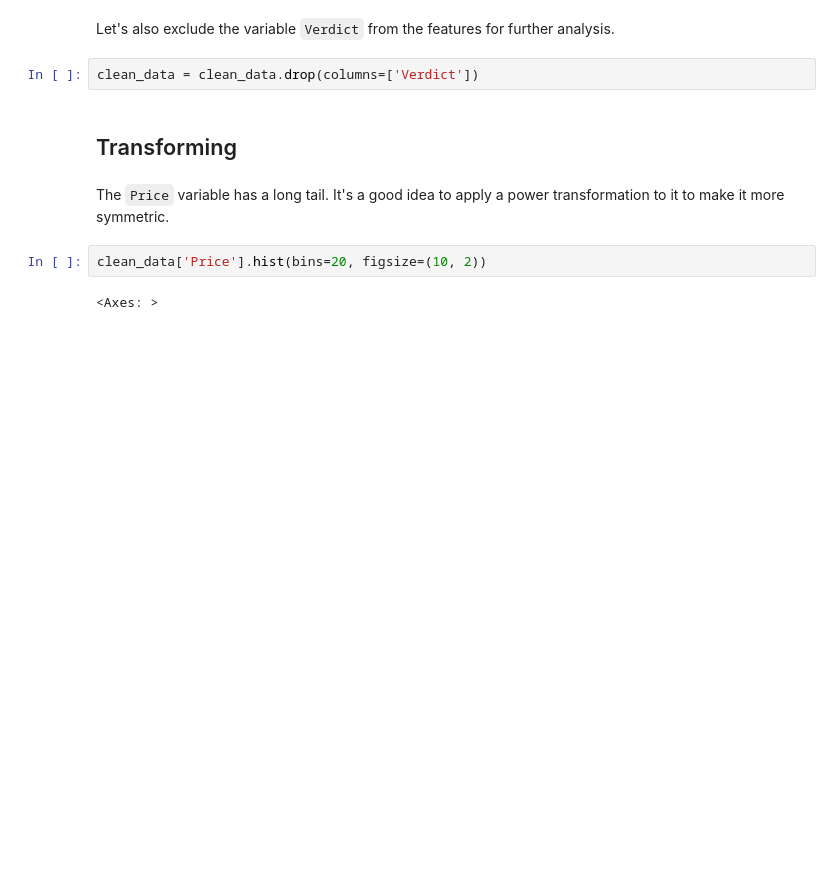
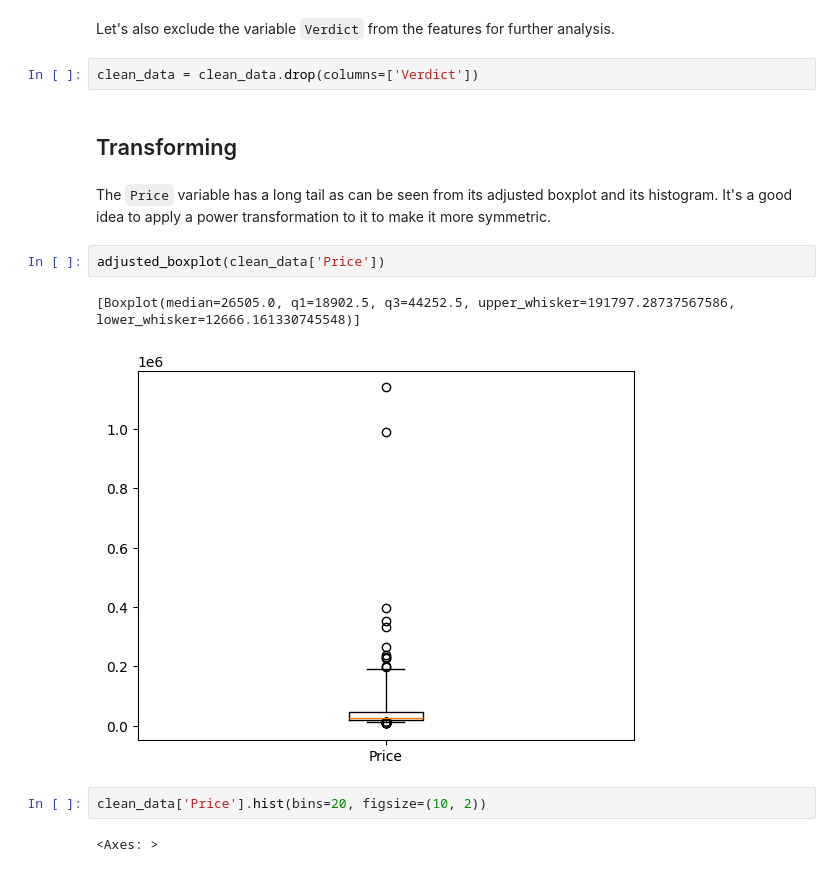
Before and after one commit to STAN-UAntwerp/robpy, a Jupyter notebook: demo_notebooks/topgear.ipynb, the cells around one changed output. Drawn from its saved outputs; the diff is of its cells as text; blank space fills up the shorter version.

Commit message:
added adjusted boxplot to the topgear demo

```diff
--- a/demo_notebooks/topgear.ipynb
+++ b/demo_notebooks/topgear.ipynb
@@ -99,7 +99,12 @@ clean_data = clean_data.drop(columns=['Verdict'])
 # %% [markdown]
 ## Transforming
 # %% [markdown]
-The `Price` variable has a long tail. It's a good idea to apply a power transformation to it to make it more symmetric.
+The `Price` variable has a long tail as can be seen from its adjusted boxplot and its histogram. It's a good idea to apply a power transformation to it to make it more symmetric.
+# %%
+adjusted_boxplot(clean_data['Price'])
+# %% [output]
+[Boxplot(median=26505.0, q1=18902.5, q3=44252.5, upper_whisker=191797.28737567586, lower_whisker=12666.161330745548)]
+[figure, added]
 # %%
 clean_data['Price'].hist(bins=20, figsize=(10, 2))
 # %% [output]
```
Also changed, not shown: parts of 2 cells of this notebook.
